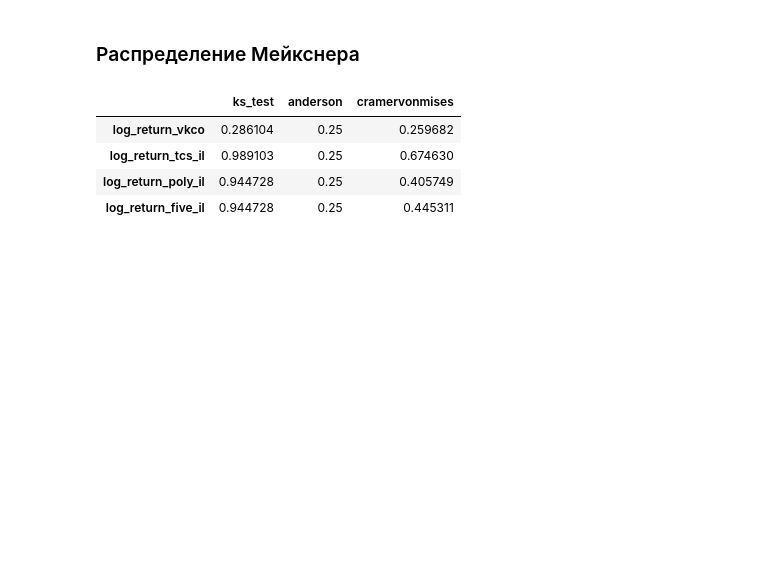
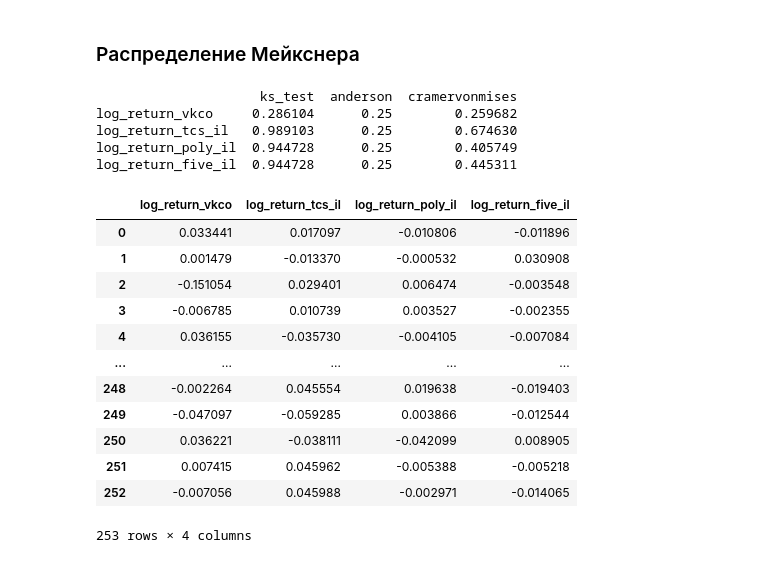
Before and after one commit to ChingisBadmaev/Copula-Models-Comparison-for-Portfolio-Risk-Assessment, a Jupyter notebook: src/approx4.ipynb, the cells around one changed output. Saved outputs shown, nothing was run; the diff lists cells and outputs as text; code cells hidden in the pictures; blank space fills up the shorter version.

```diff
--- a/src/approx4.ipynb
+++ b/src/approx4.ipynb
@@ -127,7 +127,7 @@ def closer_finding_functions_hyperbolic(x_data, y_data, data, column):
     y_fit = genhyperbolic.pdf(x_fit, p, a, b, mu, delta)
 
     #Считаем pvalue - Гиперболическое распределение
-    r = genhyperbolic.rvs(p, a, b, mu, delta, size=1000, random_state=None)
+    r = genhyperbolic.rvs(p, a, b, mu, delta, size=252, random_state=None)
     #Выполняем нормировку набора случайных величин
     norm_rvs_data = get_rvs_intervals(r, bins, x_data)
     norm_rvs_data1 = [x/sum(norm_rvs_data) for x in norm_rvs_data]
@@ -163,8 +163,8 @@ def closer_finding_functions_stable(x_data, data, columns):
     norm_rvs_data = get_rvs_intervals(r, bins, x_data)
     return params, r, y_fit, norm_rvs_data
 # %%
+# #Производим приближение - Распределение Мейснера
 def closer_finding_functions_meixner(x_data, data, columns):
-    # #Производим приближение - Распределение Мейснера
     data1 = [[i] for i in data[columns]]
     sample = ot.Sample(data1)
     ot.ResourceMap.SetAsUnsignedInteger('DistributionFactory-DefaultBootstrapSize', 253)
@@ -180,13 +180,14 @@ def closer_finding_functions_meixner(x_data, data, columns):
     r = sample.asPoint()
     norm_rvs_data = get_rvs_intervals(r, bins, x_data)
 
-    return params, distribution, y_fit, norm_rvs_data
+    return params, sample, y_fit, norm_rvs_data
 # %% [markdown]
 ### Гиперболическое распределение
 # %%
 p_value_hyperbolic_kstest = []
 p_value_hyperbolic_cramervonmises = []
 p_value_hyperbolic_anderson = []
+df_hyperbolic_distribution = pd.DataFrame()
 
 for column in dataset.columns:
     emp_data, y_data1, x_fit, x_data, y_data = get_emp_data(dataset, column, 15)
@@ -196,10 +197,15 @@ for column in dataset.columns:
     p_value_hyperbolic_cramervonmises.append(cramervonmises_2samp(norm_rvs_hyperbolic, y_data1, method='auto').pvalue)
     p_value_hyperbolic_anderson.append(anderson_ksamp([norm_rvs_hyperbolic, y_data1]).significance_level)
 
+    df_hyperbolic_distribution[column] = hyperbolic_distribution
+
 
 p_value_hyperbolic = pd.DataFrame(data={'ks_test': p_value_hyperbolic_kstest, 'anderson': p_value_hyperbolic_anderson, 'cramervonmises': p_value_hyperbolic_cramervonmises},
                     index=dataset.columns)
 
+
+
 p_value_hyperbolic.to_csv('../p_value/p_value_hyperbolic.csv', index=True)
-p_value_hyperbolic
+print(p_value_hyperbolic)
+df_hyperbolic_distribution
 # %% [output]
@@ -214,6 +233,7 @@ p_value_hyperbolic
 p_value_stable_kstest = []
 p_value_stable_cramervonmises = []
 p_value_stable_anderson = []
+df_stable_distribution = pd.DataFrame()
 
 for column in dataset.columns:
     params_stable, stable_distribution, y_fit_stable, norm_rvs_stable = closer_finding_functions_stable(x_data, dataset, column)
@@ -222,9 +242,12 @@ for column in dataset.columns:
     p_value_stable_cramervonmises.append(cramervonmises_2samp(norm_rvs_stable, y_data1, method='auto').pvalue)
     p_value_stable_anderson.append(anderson_ksamp([norm_rvs_stable, y_data1]).significance_level)
 
+    df_stable_distribution[column] = stable_distribution
 
-p_value_stable = pd.DataFrame(data={'ks_test': p_value_stable_kstest, 'anderson': p_value_stable_anderson, 'cramervonmises': p_value_stable_cramervonmises,},
+p_value_stable = pd.DataFrame(data={'ks_test': p_value_stable_kstest, 'anderson': p_value_stable_anderson, 'cramervonmises': p_value_stable_cramervonmises},
                     index=dataset.columns)
+
 p_value_stable.to_csv('../p_value/p_value_stable.csv', index=True)
-p_value_stable
+print(p_value_stable)
+df_stable_distribution
 # %% [output]
@@ -238,23 +274,45 @@ p_value_stable
 # %%
 p_value_meixner_kstest = []
 p_value_meixner_cramervonmises = []
 p_value_meixner_anderson = []
+df_meixner_distribution = pd.DataFrame()
 
 for column in dataset.columns:
+
     params_meixner, meixner_distribution, y_fit_meixner, norm_rvs_meixner = closer_finding_functions_meixner(x_data, dataset, column)
     alpha, beta, gamma, delta = params_meixner[0], params_meixner[1], params_meixner[2], params_meixner[3],
     p_value_meixner_kstest.append(ks_2samp(norm_rvs_meixner, y_data1, alternative='two-sided', method='auto')[1])
     p_value_meixner_cramervonmises.append(cramervonmises_2samp(norm_rvs_meixner, y_data1, method='auto').pvalue)
     p_value_meixner_anderson.append(anderson_ksamp([norm_rvs_meixner, y_data1]).significance_level)
+    # считываем поэлементно, сохраняем в массив, добавляем массив в DataFrame
+    temp = []
+    for i in range(len(meixner_distribution)):
+        temp.append(meixner_distribution[i][0])
+    df_meixner_distribution[column] = temp
 
 
 p_value_meixner = pd.DataFrame(data={'ks_test': p_value_meixner_kstest, 'anderson': p_value_meixner_anderson, 'cramervonmises': p_value_meixner_cramervonmises,},
                     index=dataset.columns)
+
 p_value_meixner.to_csv('../p_value/p_value_meixner.csv', index=True)
-p_value_meixner
+print(p_value_meixner)
+df_meixner_distribution
 # %% [output]
+                     ks_test  anderson  cramervonmises
+log_return_vkco     0.286104      0.25        0.259682
+log_return_tcs_il   0.989103      0.25        0.674630
+log_return_poly_il  0.944728      0.25        0.405749
+log_return_five_il  0.944728      0.25        0.445311
-|  | ks_test | anderson | cramervonmises |
-| log_return_vkco | 0.286104 | 0.25 | 0.259682 |
-| log_return_tcs_il | 0.989103 | 0.25 | 0.674630 |
-| log_return_poly_il | 0.944728 | 0.25 | 0.405749 |
-| log_return_five_il | 0.944728 | 0.25 | 0.445311 |
+|  | log_return_vkco | log_return_tcs_il | log_return_poly_il | log_return_five_il |
+| 0 | 0.033441 | 0.017097 | -0.010806 | -0.011896 |
+| 1 | 0.001479 | -0.013370 | -0.000532 | 0.030908 |
+| 2 | -0.151054 | 0.029401 | 0.006474 | -0.003548 |
+| 3 | -0.006785 | 0.010739 | 0.003527 | -0.002355 |
+| 4 | 0.036155 | -0.035730 | -0.004105 | -0.007084 |
+| ... | ... | ... | ... | ... |
+| 248 | -0.002264 | 0.045554 | 0.019638 | -0.019403 |
+| 249 | -0.047097 | -0.059285 | 0.003866 | -0.012544 |
+| 250 | 0.036221 | -0.038111 | -0.042099 | 0.008905 |
+| 251 | 0.007415 | 0.045962 | -0.005388 | -0.005218 |
+| 252 | -0.007056 | 0.045988 | -0.002971 | -0.014065 |
+253 rows × 4 columns
```
Also changed, not shown: parts of 5 cells of this notebook.
